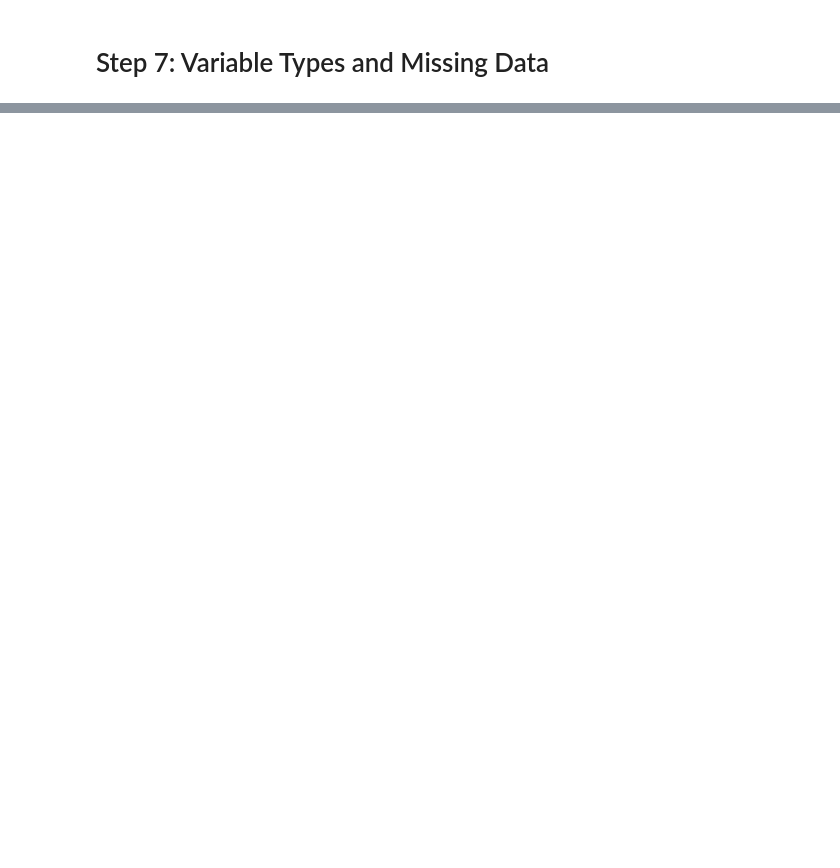
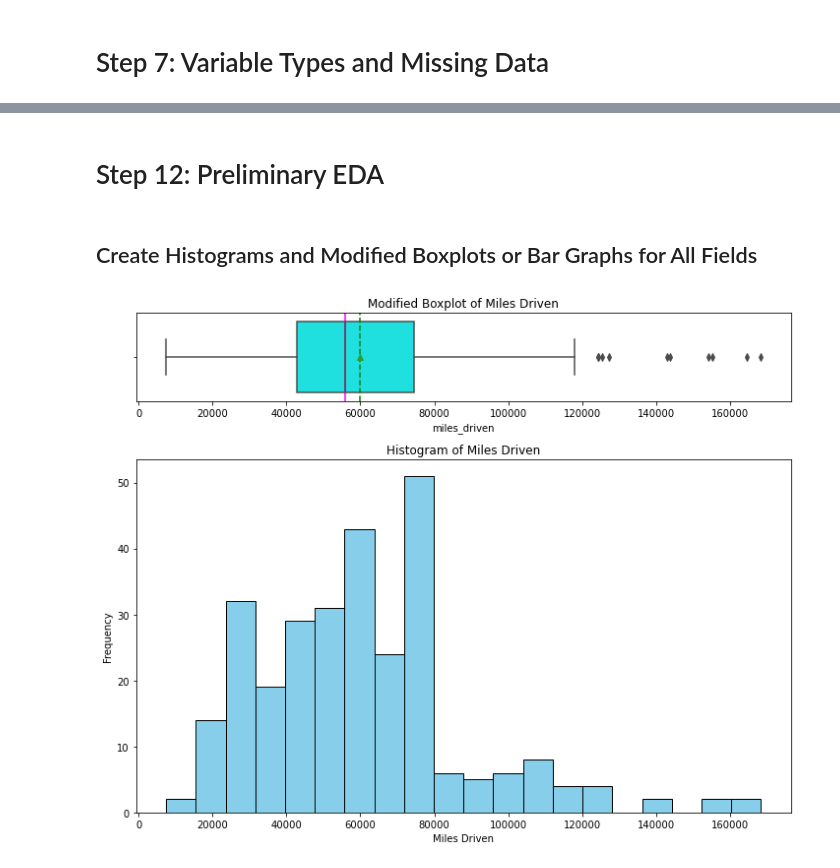
Before and after one commit to sdragoi/DSWP_MLRProject, a Jupyter notebook: Used Car Pricing Model.ipynb, the cells around one changed output, grey strips where cells are left out. Drawn from its saved outputs; the diff is of its cells as text; code cells hidden in the pictures; blank space fills up the shorter version.

```diff
--- a/Used Car Pricing Model.ipynb
+++ b/Used Car Pricing Model.ipynb
@@ -82,0 +113,6 @@ memory usage: 33.9+ KB
+# %%
+# Convert all variables that are logically categorical, except for model year, into true categories
+# Code from official Pandas documentation on categorical data
+
+categorical_columns = ['model', 'model_gen', 'model_spec','fuel','seller_type','num_previous_owners','mileage','engine','max_power','torque']
+df[categorical_columns] = df[categorical_columns].astype('category')
@@ -82,0 +161,32 @@ memory usage: 33.9+ KB
+# %% [markdown]
+# Step 12: Preliminary EDA
+# %% [markdown]
+## Create Histograms and Modified Boxplots or Bar Graphs for All Fields
+# %%
+
+# Create a figure and a grid of subplots with 2 rows and 1 column
+fig, (ax_box, ax_hist) = plt.subplots(2, 1, figsize=(10, 8), gridspec_kw={"height_ratios": [0.2, 0.8]})
+
+# Create a modified boxplot for 'miles_driven'
+sns.boxplot(x=df['miles_driven'], ax=ax_box, showmeans=True, color='cyan')
+ax_box.set_title('Modified Boxplot of Miles Driven')
+ax_box.grid(False)  # Remove grid lines
+
+# Add mean and median lines to the boxplot
+ax_box.axvline(np.mean(df['miles_driven']), color='green', linestyle='--')
+ax_box.axvline(np.median(df['miles_driven']), color='magenta', linestyle='-')
+
+# Create a histogram for 'miles_driven'
+ax_hist.hist(df['miles_driven'], bins=20, color='skyblue', edgecolor='black')
+ax_hist.set_title('Histogram of Miles Driven')
+ax_hist.set_xlabel('Miles Driven')
+ax_hist.set_ylabel('Frequency')
+ax_hist.grid(False)  # Remove grid lines
+
+# Adjust the layout of subplots for better spacing
+plt.tight_layout()
+
+# Show the subplots
+plt.show()
+# %% [output]
+[figure, added]
```
Also changed, not shown: parts of 28 cells of this notebook, 3 other files.
